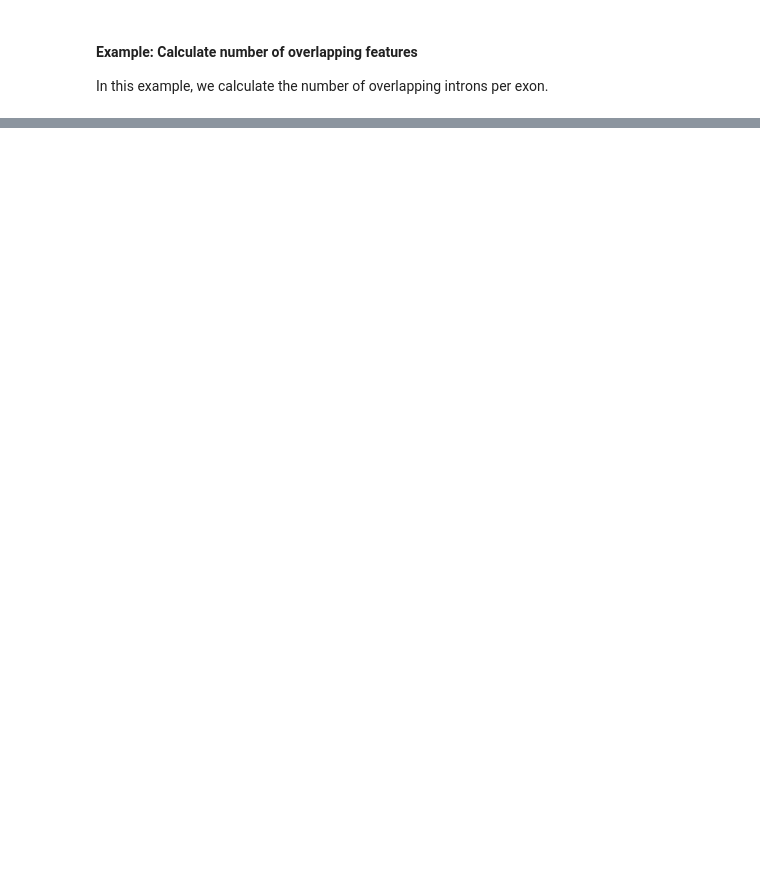
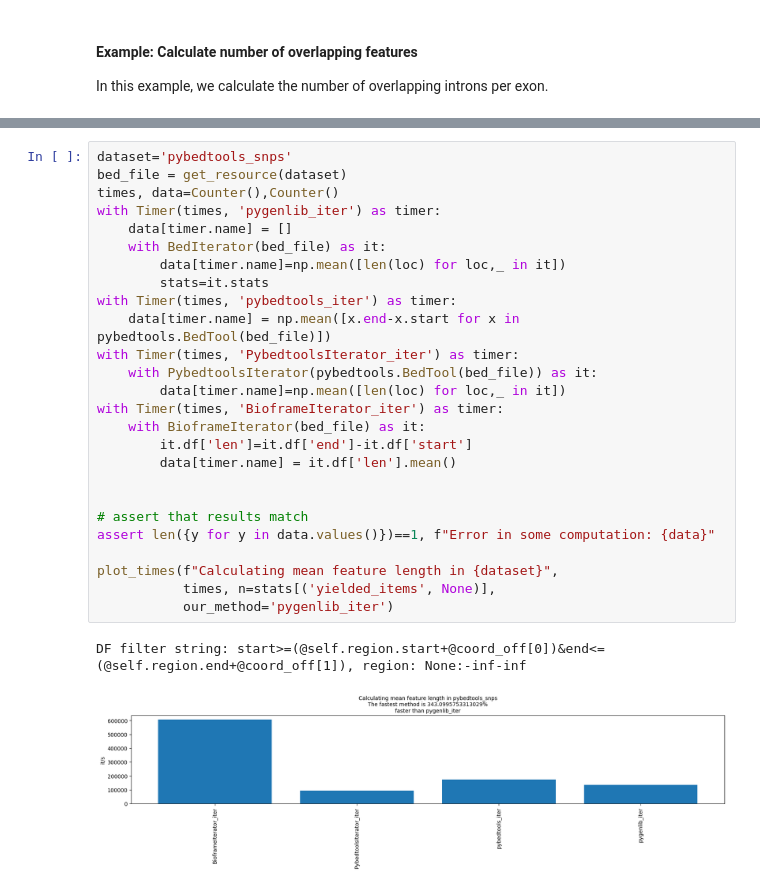
Before and after one commit to popitsch/rnalib, a Jupyter notebook: notebooks/README.ipynb, the cells around one changed output, grey strips where cells are left out. Saved outputs shown, nothing was run; the diff lists cells and outputs as text; blank space fills up the shorter version.

Commit message:
various fixes; bioframe support; updated test data; added utility functions and tests; updated READMEs

```diff
--- a/notebooks/README.ipynb
+++ b/notebooks/README.ipynb
@@ -695,0 +832,29 @@ In this example we are showcasing the ReadIterator's report_mismatches feature w
+# %%
+dataset='pybedtools_snps'
+bed_file = get_resource(dataset)
+times, data=Counter(),Counter()
+with Timer(times, 'pygenlib_iter') as timer:
+    data[timer.name] = []
+    with BedIterator(bed_file) as it:
+        data[timer.name]=np.mean([len(loc) for loc,_ in it])
+        stats=it.stats
+with Timer(times, 'pybedtools_iter') as timer:
+    data[timer.name] = np.mean([x.end-x.start for x in pybedtools.BedTool(bed_file)])
+with Timer(times, 'PybedtoolsIterator_iter') as timer:
+    with PybedtoolsIterator(pybedtools.BedTool(bed_file)) as it:
+        data[timer.name]=np.mean([len(loc) for loc,_ in it])
+with Timer(times, 'BioframeIterator_iter') as timer:
+    with BioframeIterator(bed_file) as it:
+        it.df['len']=it.df['end']-it.df['start']
+        data[timer.name] = it.df['len'].mean()
+
+
+# assert that results match
+assert len({y for y in data.values()})==1, f"Error in some computation: {data}"
+
+plot_times(f"Calculating mean feature length in {dataset}",
+           times, n=stats[('yielded_items', None)],
+           our_method='pygenlib_iter')
+# %% [output]
+DF filter string: start>=(@self.region.start+@coord_off[0])&end<=(@self.region.end+@coord_off[1]), region: None:-inf-inf
+[figure, added]
```
Also changed, not shown: parts of 118 cells of this notebook, 14 other files.
